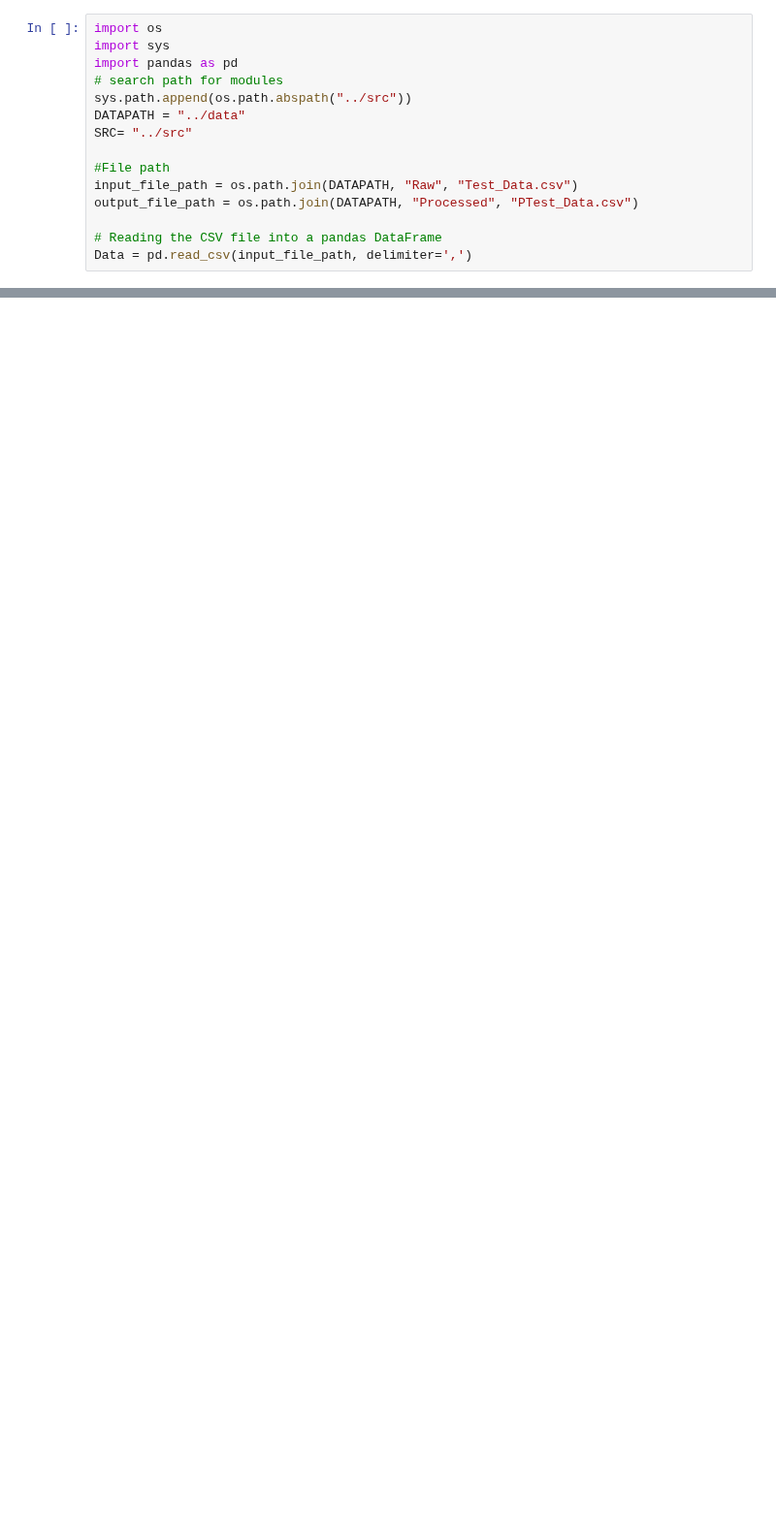
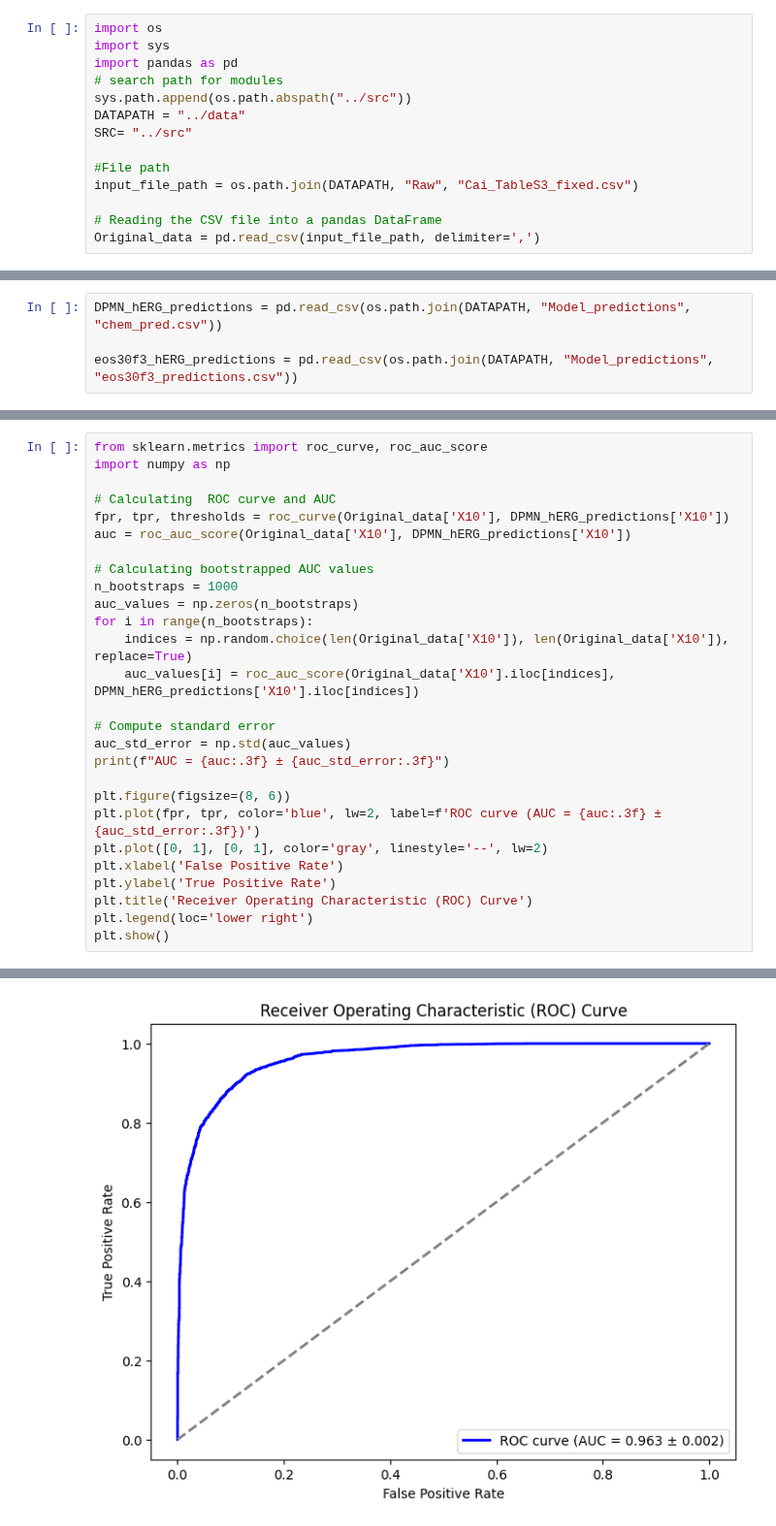
Before and after one commit to Malikbadmus/model-validation-eos30f3, a Jupyter notebook: notebooks/01_model_reproducibility.ipynb, the cells around one changed output, grey strips where cells are left out. Shown at 97% size. Saved outputs shown, nothing was run; the diff lists cells and outputs as text; blank space fills up the shorter version.

```diff
--- a/notebooks/01_model_reproducibility.ipynb
+++ b/notebooks/01_model_reproducibility.ipynb
@@ -8,8 +12,7 @@ DATAPATH = "../data"
 SRC= "../src"
 
 #File path
-input_file_path = os.path.join(DATAPATH, "Raw", "Test_Data.csv")
-output_file_path = os.path.join(DATAPATH, "Processed", "PTest_Data.csv")
+input_file_path = os.path.join(DATAPATH, "Raw", "Cai_TableS3_fixed.csv")
 
 # Reading the CSV file into a pandas DataFrame
-Data = pd.read_csv(input_file_path, delimiter=',')
+Original_data = pd.read_csv(input_file_path, delimiter=',')
@@ -86,0 +49,4 @@ N_Data.to_csv(output_file_path, index=False)
+# %%
+DPMN_hERG_predictions = pd.read_csv(os.path.join(DATAPATH, "Model_predictions", "chem_pred.csv"))
+
+eos30f3_hERG_predictions = pd.read_csv(os.path.join(DATAPATH, "Model_predictions", "eos30f3_predictions.csv"))
@@ -86,0 +73,28 @@ N_Data.to_csv(output_file_path, index=False)
+# %%
+from sklearn.metrics import roc_curve, roc_auc_score
+import numpy as np
+
+# Calculating  ROC curve and AUC
+fpr, tpr, thresholds = roc_curve(Original_data['X10'], DPMN_hERG_predictions['X10'])
+auc = roc_auc_score(Original_data['X10'], DPMN_hERG_predictions['X10'])
+
+# Calculating bootstrapped AUC values
+n_bootstraps = 1000
+auc_values = np.zeros(n_bootstraps)
+for i in range(n_bootstraps):
+    indices = np.random.choice(len(Original_data['X10']), len(Original_data['X10']), replace=True)
+    auc_values[i] = roc_auc_score(Original_data['X10'].iloc[indices], DPMN_hERG_predictions['X10'].iloc[indices])
+
+# Compute standard error
+auc_std_error = np.std(auc_values)
+print(f"AUC = {auc:.3f} ± {auc_std_error:.3f}")
+
+plt.figure(figsize=(8, 6))
+plt.plot(fpr, tpr, color='blue', lw=2, label=f'ROC curve (AUC = {auc:.3f} ± {auc_std_error:.3f})')
+plt.plot([0, 1], [0, 1], color='gray', linestyle='--', lw=2)
+plt.xlabel('False Positive Rate')
+plt.ylabel('True Positive Rate')
+plt.title('Receiver Operating Characteristic (ROC) Curve')
+plt.legend(loc='lower right')
+plt.show()
+# %% [output]
@@ -86,0 +102 @@ N_Data.to_csv(output_file_path, index=False)
+[figure, added]
```
Also changed, not shown: parts of 17 cells of this notebook, 2 other files.
